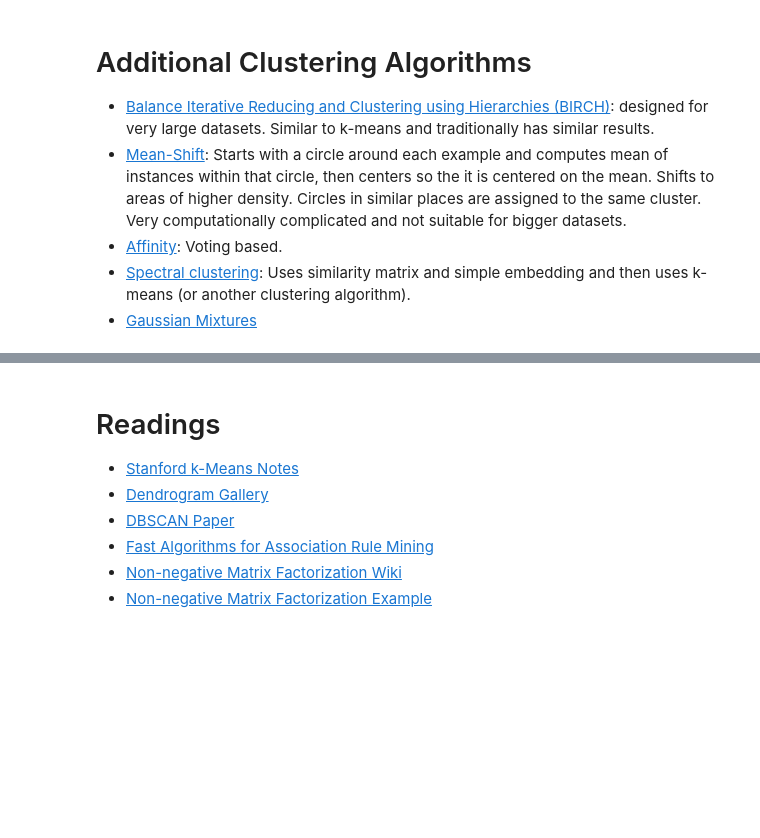
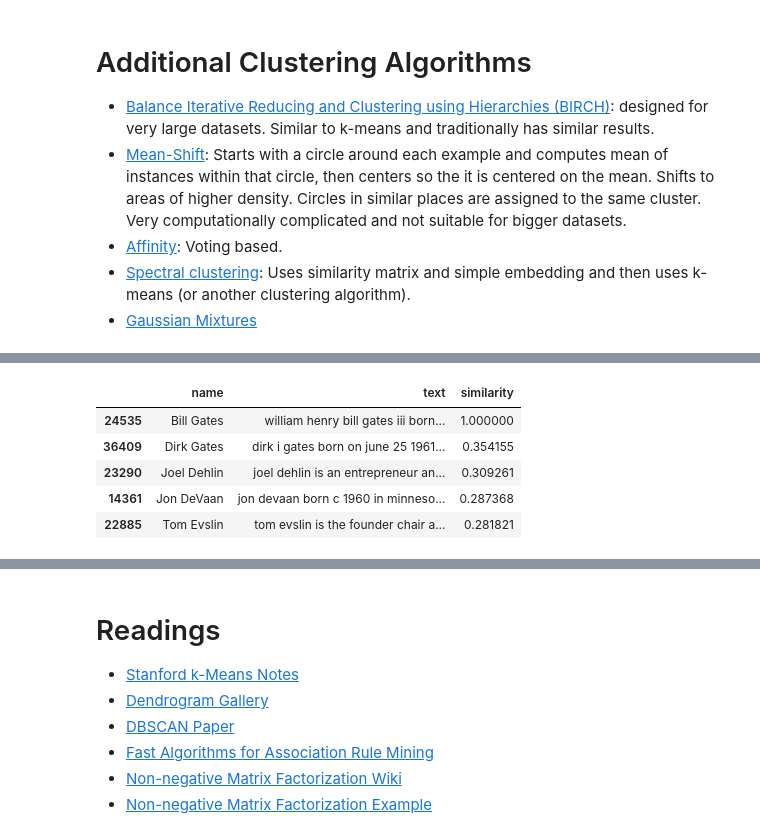
Before and after one commit to Sritejam/DS602_Spring2024, a Jupyter notebook: week11 - clustering and unsupervised learning/clustering.ipynb, the cells around one changed output, grey strips where cells are left out. Drawn from its saved outputs; the diff is of its cells as text; code cells hidden in the pictures; blank space fills up the shorter version.

```diff
--- a/week11 - clustering and unsupervised learning/clustering.ipynb
+++ b/week11 - clustering and unsupervised learning/clustering.ipynb
@@ -1002,3 +1199,12 @@ get_similar_people('Tom Hanks')
+# %%
+get_similar_people('Bill Gates')
+# %% [output]
+|  | name | text | similarity |
+| 24535 | Bill Gates | william henry bill gates iii born... | 1.000000 |
+| 36409 | Dirk Gates | dirk i gates born on june 25 1961... | 0.354155 |
+| 23290 | Joel Dehlin | joel dehlin is an entrepreneur an... | 0.309261 |
+| 14361 | Jon DeVaan | jon devaan born c 1960 in minneso... | 0.287368 |
+| 22885 | Tom Evslin | tom evslin is the founder chair a... | 0.281821 |
 # %%
 for i in get_similar_people('Aamir Khan').text:
     print(i[:500])
```
Also changed, not shown: parts of 89 cells of this notebook.
